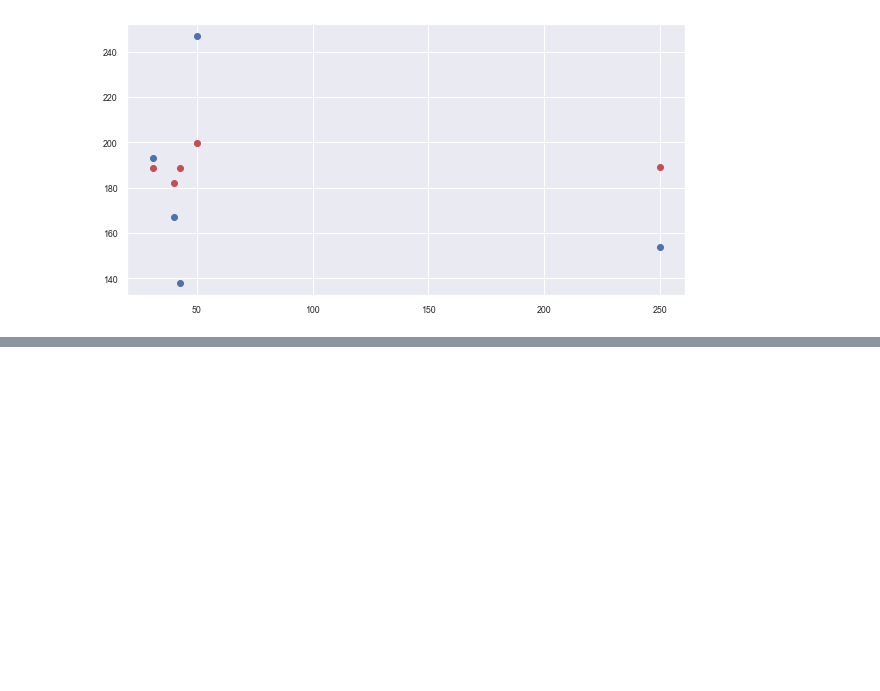
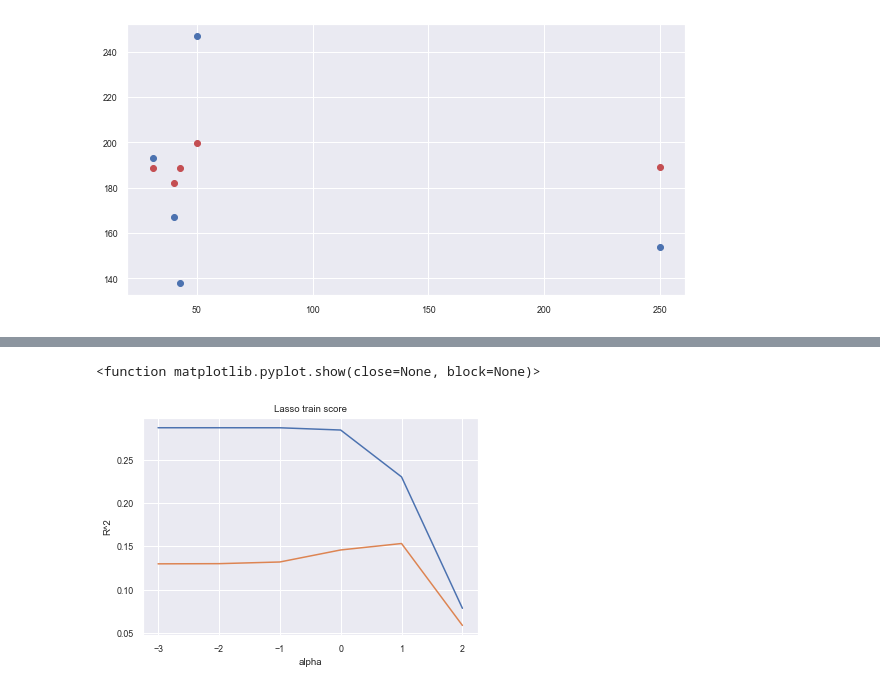
Before and after one commit to g202235406/202235406, a Jupyter notebook: class practice (3.24)-1.ipynb, the cells around one changed output, grey strips where cells are left out. Saved outputs shown, nothing was run; the diff lists cells and outputs as text; code cells hidden in the pictures; blank space fills up the shorter version.

```diff
--- a/class practice (3.24)-1.ipynb
+++ b/class practice (3.24)-1.ipynb
@@ -196,0 +258,11 @@ plt.show()
+# %%
+plt.figure(1)
+plt.title("Lasso train score")
+plt.plot(np.log10(alpha_L), ridge_trainS)
+plt.plot(np.log10(alpha_L), ridge_testS)
+plt.xlabel('alpha')
+plt.ylabel('R^2')
+plt.show
+# %% [output]
+<function matplotlib.pyplot.show(close=None, block=None)>
+[figure, added]
```
Also changed, not shown: parts of 11 cells of this notebook.
